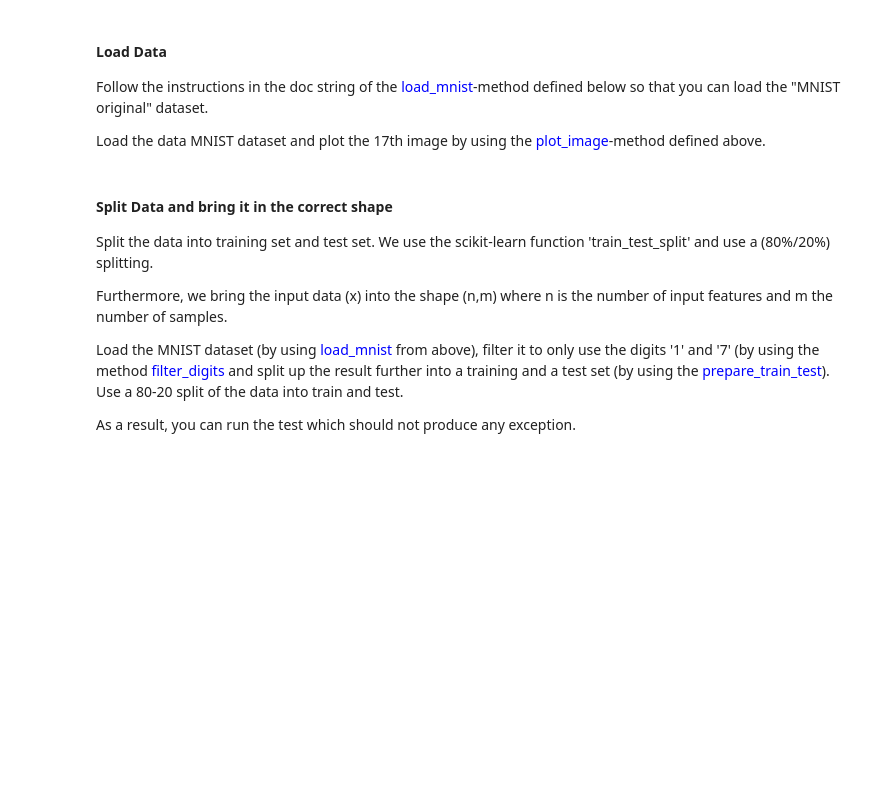
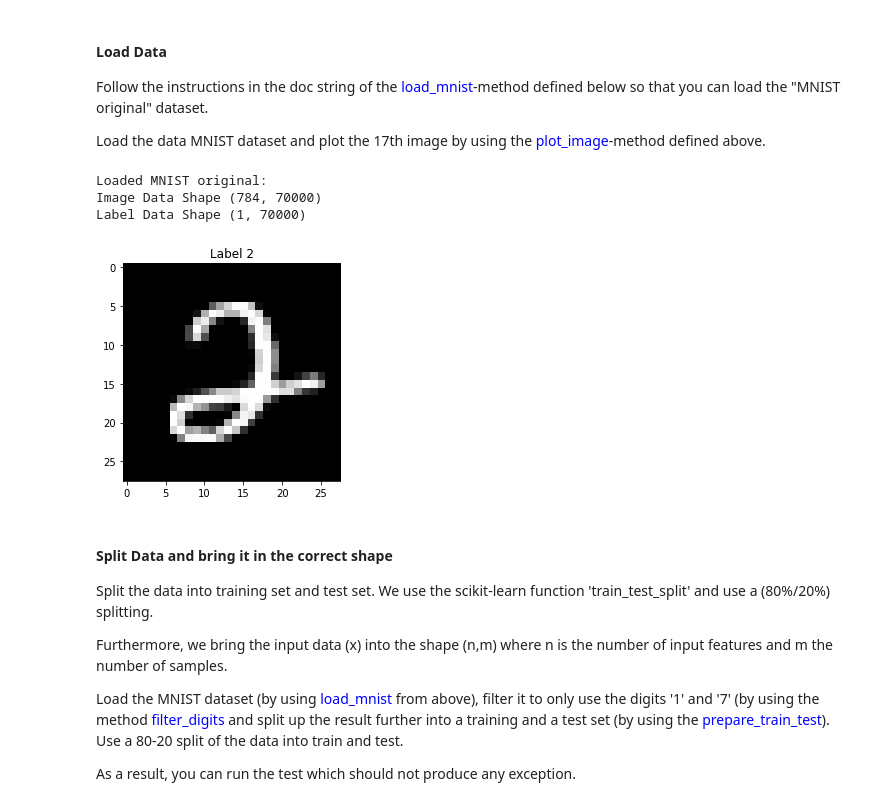
Before and after one commit to codax0r/mse-delearn, a Jupyter notebook: jeh/w2-MNIST_binary_classifier_stud.ipynb, the cells around one changed output. Drawn from its saved outputs; the diff is of its cells as text; code cells hidden in the pictures; blank space fills up the shorter version.

```diff
--- a/jeh/w2-MNIST_binary_classifier_stud.ipynb
+++ b/jeh/w2-MNIST_binary_classifier_stud.ipynb
@@ -18,7 +18,8 @@ Here the features refer to the pixel values of the images.
 The data can be loaded by using suitable functionality in sklearn which will use a dedicated folder on your local disk for caching. Specify the folder to be used.
 # %%
 ### START YOUR CODE ###
-
-data_home = "<enter path here>"
-
+from sklearn.datasets import fetch_openml
+data_home = '../../data/mnist'
+ds_name = 'mnist_784'
+fetch_openml(ds_name, data_home=data_home)
 ### END YOUR CODE ###
@@ -89,36 +109,40 @@ from sklearn.datasets import fetch_openml
 
 def load_mnist(data_home):
     """
     Loads the mnist dataset, prints the shape of the dataset and
     returns the array with the images, the array with associated labels
     and the shape of the images.
 
     Parameters:
     data_home -- Absolute path to the DATA_HOME
 
     Returns:
     x -- array with images of shape (784,m) where m is the number of images
     y -- array with associated labels with shape (1,m) where m is the number of images
     shape -- (28,28)
     """
     mnist = fetch_openml('mnist_784', data_home=data_home)
     x, y = mnist['data'].T, np.array(mnist['target'], dtype='int').T
     m = x.shape[1]
     y = y.reshape(1,m)
     print("Loaded MNIST original:")
     print("Image Data Shape" , x.shape)
     print("Label Data Shape", y.shape)
     return x,y,(28,28)
 
 
 ### START YOUR CODE ###
 
 
-
-
-
+mnist_x, mnist_y, mnist_image_shape = load_mnist(data_home)
+plot_img(mnist_x[:, 16], mnist_y[:, 16], mnist_image_shape)
 
 ### END YOUR CODE ###
+# %% [output]
+Loaded MNIST original:
+Image Data Shape (784, 70000)
+Label Data Shape (1, 70000)
+[figure, added]
 # %% [markdown]
 #### Split Data and bring it in the correct shape
 
```
Also changed, not shown: parts of 24 cells of this notebook, 1 other file.
